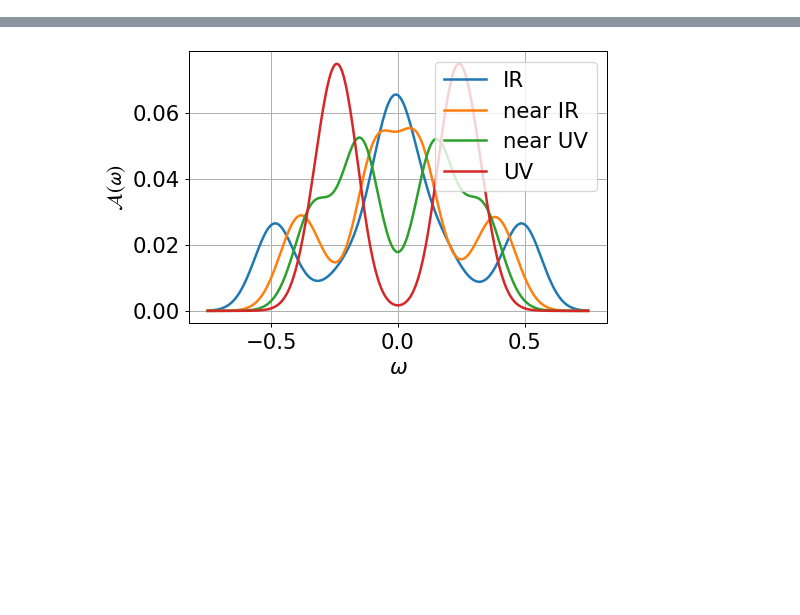
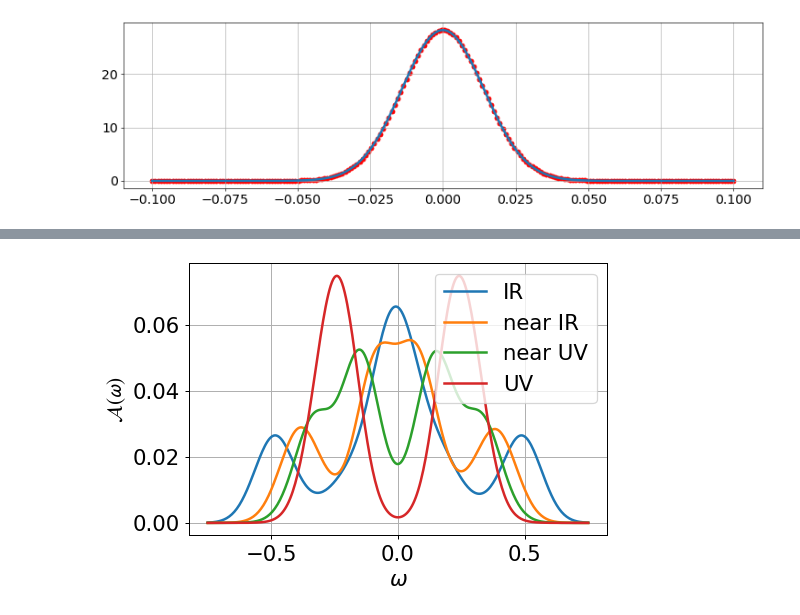
Before and after one commit to abhirup-m/Anderson-Impurity-Model-URG, a Jupyter notebook: reverse_RG/spec_func (copy).ipynb, the cells around one changed output, grey strips where cells are left out. Drawn from its saved outputs; the diff is of its cells as text; code cells hidden in the pictures; blank space fills up the shorter version.

Commit message:
updated spectral function part with the new plots

```diff
--- a/reverse_RG/spec_func (copy).ipynb
+++ b/reverse_RG/spec_func (copy).ipynb
@@ -15,7 +15,7 @@ font = {'size'   : 17}
 
 matplotlib.rc('font', **font)
 # matplotlib.rcParams['text.usetex'] = True
-# plt.rcParams["figure.figsize"]= 6, 4
+plt.rcParams["figure.figsize"]= 15, 4
 plt.rcParams['figure.dpi'] = 60
 matplotlib.rcParams['lines.linewidth'] = 3
 plt.rcParams['axes.grid'] = True
@@ -129,74 +52,55 @@ def charge(Ek_0, V, J, K, U, ed):
 # %%
-def rho_at_w(args):
-    (En, Xn), Xgs, w = args
+import time
+
+def get_rho_X(args):
+    (En, Xn), Xgs = args
     eta = 2*max(Ek_0)
     N = len(Xgs.dims[0])
     Z = len(X0)
     Egs = E[0]
     c0_up = tensor([destroy(2), identity(2)] + [identity(2)]*(N-2))
     C1 = Xgs.dag()*c0_up*Xn
     C1_sq = np.real((C1*C1.dag())[0][0][0])
     C2 = Xn.dag()*c0_up*Xgs
     C2_sq = np.real((C2*C2.dag())[0][0][0])
-    x1 = w + Egs - En
-    x2 = w + En - Egs
-    return w, (C1_sq * exp(-(x1/eta)**2)/(eta*sqrt(np.pi)) + C2_sq * exp(-(x2/eta)**2)/(eta*sqrt(np.pi))) / Z
+    x1 = w_range + Egs - En
+    x2 = w_range + En - Egs
+    return (C1_sq * np.exp(-(x1/eta)**2)/(eta*sqrt(np.pi)) + C2_sq * np.exp(-(x2/eta)**2)/(eta*sqrt(np.pi))) / Z
 
-
-## Set 1 (one peak)
-# U = 0.0886301794495707
-# V = 0.006315372549557469
-# J = 0.03175939200139961
-
-## Set 2 (two peak)
-# U = 0.2086301794495707
-# V = 0.010615372549557469
-# J = 0.19175939200139961
-
-## Set 3
-for U in [0, 0.01, 0.05, 0.1]:
-    V = 0.01
-    J = K = 0.01
-    # J = 0.24051449872105585
-
-    Nk = 2
+start = time.time()
+for U in np.linspace(0, 0.2, 4):
+    V = 10**(-2)
+    Nk = 4
     a = 1
     k_bath = 2*np.pi*np.arange(Nk)/((Nk)*a)
     Ek_0 = V*np.cos(k_bath*a)
-    len_w = 50
+    len_w = 100
     w_end = 10*V
-    w_range = np.zeros(1)
-    for w in np.linspace(0, w_end, len_w, endpoint=False):
-        if w == 0:
-            continue
-        w_range = np.insert(w_range, -1, w)
-        w_range = np.insert(w_range, 0, -w)
+    w_range = np.linspace(-w_end, w_end, 2*len_w)
+    w_range = np.insert(w_range, int(len_w), 0) if 0 not in w_range else w_range
 
-    # K = J
-    ed = -U/2
-    H = kin_en(Ek_0, V, J, K, U, ed)
-    H += imp_energy(Ek_0, V, J, K, U, ed)
-    H += hyb(Ek_0, V, J, K, U, ed)
-    # H += spin(Ek_0, V, J, K, U, ed)
-    # H += charge(Ek_0, V, J, K, U, ed)
+    H = 0
+    H += kin_en(Ek_0, V, U)
+    H += imp_energy(Ek_0, V, U)
+    H += hyb(Ek_0, V, U)
     H = 0.5 * (H + H.dag())
     E, X = H.eigenstates()
     E0 = E[np.where(E == min(E))]
     X0 = X[np.where(E == min(E))]
     Z = len(E0)
-    exc = zip(E[1:], X[1:])
-    gs = X0
-    flag = False
-    with Pool(processes=20) as p:
-        rho_all = list(tqdm(p.imap(rho_at_w, product(zip(E[1:], X[1:]), X0, w_range)), total=len(w_range)*len(X0)*len(E[1:])))
-    print (flag)
-    rho = w_range*0
-    for rho_w in rho_all:
-        rho[np.where(w_range==rho_w[0])] += rho_w[1]
 
-    if rho[np.where(w_range == 0)] > 10**(-10):
-        rho[np.where(w_range == 0)] = 25
+    A = sum(tqdm(Pool(processes=7).map(get_rho_X, product(zip(E, X), X0)), total=len(X0)*len(E)))
 
-    plt.scatter(w_range[np.where(rho > 10**(-10))], rho[np.where(rho > 10**(-10))])
+    # if A[np.where(w_range == 0)] > 10**(-5):
+    #     A[np.where(w_range == 0)] = 30
+    #     A[np.where(w_range == 0)[0] - 1] = (A[np.where(w_range == 0)] + A[np.where(w_range == 0)[0] - 1])/2
+    #     A[np.where(w_range == 0)[0] + 1] = (A[np.where(w_range == 0)] + A[np.where(w_range == 0)[0] + 1])/2
+
+    plt.plot(w_range, A)
+    plt.scatter(-w_range, A, color='red')
     plt.show()
+
+stop = time.time()
+print (stop - start)
 # %% [output]
+[figure, added]
```
Also changed, not shown: parts of 8 cells of this notebook, 8 other files.
